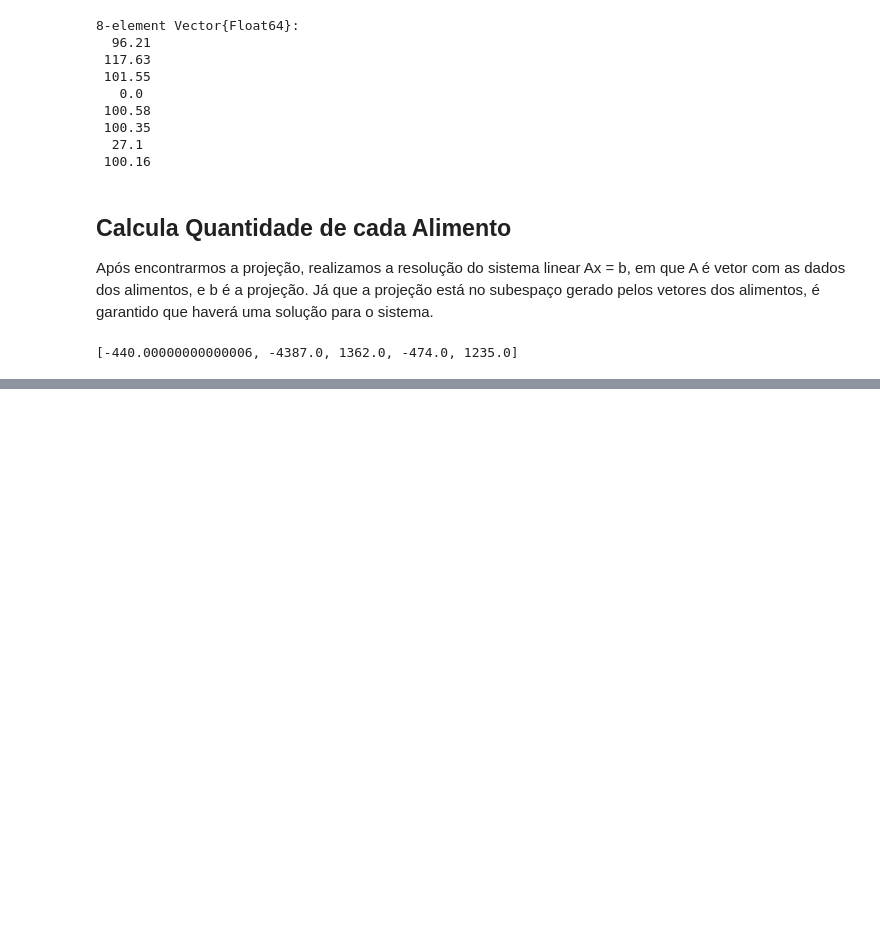
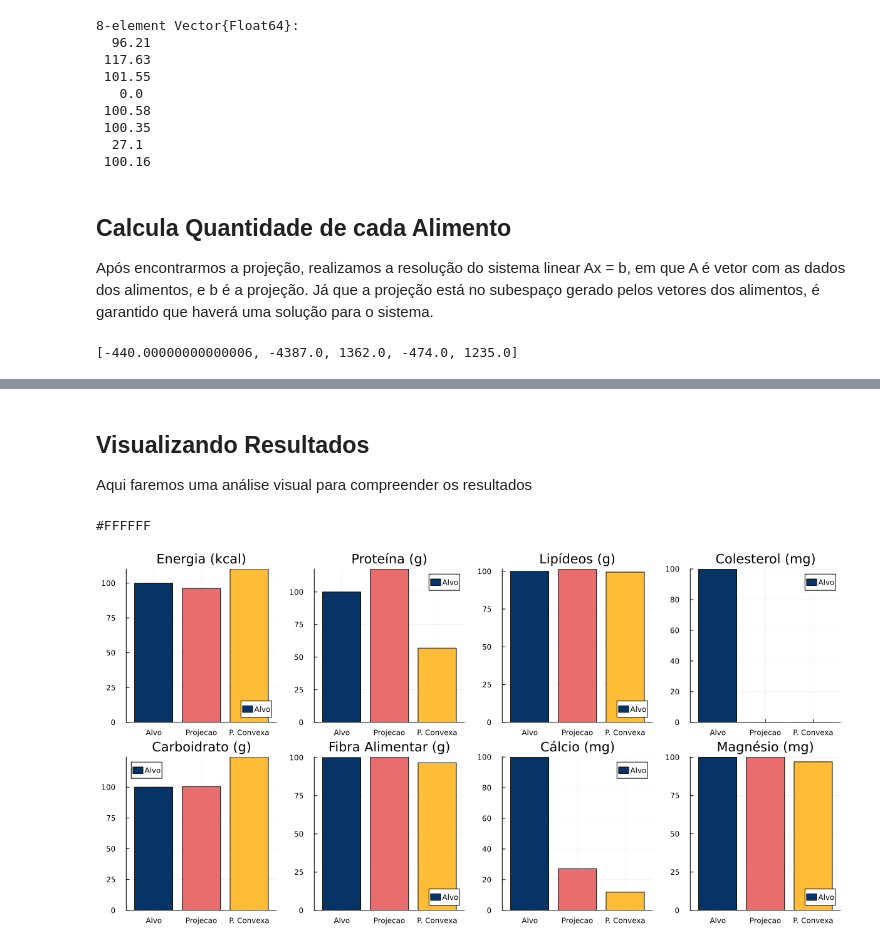
Before and after one commit to dbclima/Algoritmo-Recomendacao-Alimentar, a Jupyter notebook: julia.ipynb, the cells around one changed output, grey strips where cells are left out. Saved outputs shown, nothing was run; the diff lists cells and outputs as text; code cells hidden in the pictures; blank space fills up the shorter version.

Commit message:
Atualizacao de visualizacao de vetores resposta

```diff
--- a/julia.ipynb
+++ b/julia.ipynb
@@ -396,0 +384,23 @@ end
+# %%
+V = vetor_alvo
+B = transpose(A)
+
+m = size(B, 1)
+n = size(B, 2)
+
+model = Model(Ipopt.Optimizer)
+
+@variable(model, alpha[1:m] >= 0)
+
+@objective(model, Min, sum((V[i] - sum(alpha[j] * B[j, i] for j in 1:m))^2 for i in 1:n))
+
+set_optimizer_attribute(model, "tol", 1e-6)
+set_optimizer_attribute(model, "acceptable_tol", 1e-6)
+
+optimize!(model)
+
+alpha_optimos = value.(alpha)
+
+println("Coeficientes ótimos alpha: ", alpha_optimos)
+
+vetor_convexo = round.(A * alpha_optimos, digits=2)
@@ -396,0 +434,26 @@ end
+# %% [markdown]
+## Visualizando Resultados
+Aqui faremos uma análise visual para compreender os resultados
+# %%
+categorias = ["Alvo", "Projecao", "P. Convexa"]
+nutrientes = names(df)
+nutrientes = nutrientes[2: length(nutrientes)]
+
+A = vetor_alvo  # Valores do vetor A
+B = vetorProjecao  # Valores do vetor B
+C = vetor_convexo  # Valores do vetor C
+
+print("#FFFFFF")
+
+# Criando os gráficos individuais com cores diferentes para cada vetor
+bar_plots = []
+for i in 1:8
+    # Plotando cada gráfico com cores específicas para A, B e C
+    push!(bar_plots, bar(categorias, [A[i], B[i], C[i]], label=["Alvo" "Projeção" "P. Convexa"], color=["#073467", "#ea6d6d", "#ffbc36"], title=nutrientes[i]))
+end
+
+# Organizando os gráficos lado a lado
+plot(bar_plots..., layout=(2, 4), size=(1200, 600))
+# %% [output]
+#FFFFFF
+[figure, added]
```
Also changed, not shown: parts of 8 cells of this notebook.
